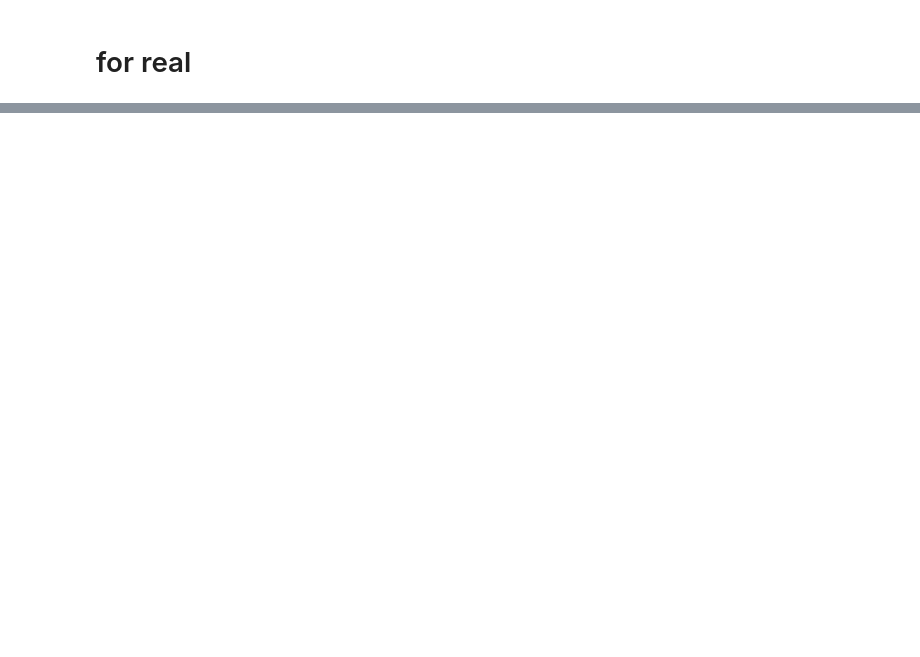
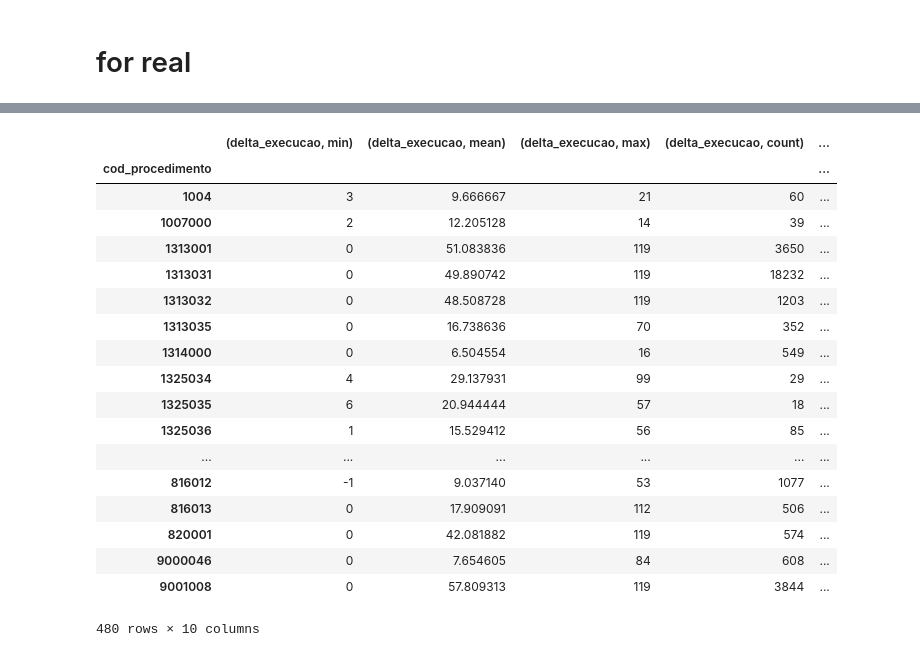
Before and after one commit to danielesteves/sisreg, a Jupyter notebook: Untitled.ipynb, the cells around one changed output, grey strips where cells are left out. Drawn from its saved outputs; the diff is of its cells as text; code cells hidden in the pictures; blank space fills up the shorter version.

```diff
--- a/Untitled.ipynb
+++ b/Untitled.ipynb
@@ -140,0 +148,8 @@ dfagg.groupby('cod_procedimento')['delta_execucao','delta_agendamento'].agg(['mi
+# %%
+list(myagg.columns.get_level_values(0))
+
+cols = []
+for i in range(len(myagg.columns.get_level_values(0))):
+    cols.append(myagg.columns.get_level_values(0)[i]+"_"+myagg.columns.get_level_values(1)[i])
+
+myagg.columns = cols
@@ -140,0 +164,4 @@ dfagg.groupby('cod_procedimento')['delta_execucao','delta_agendamento'].agg(['mi
+# %%
+myagg2 = myagg.copy()
+df_procedimento = pd.DataFrame(procedimento)
+df_procedimento.set_index('cod_procedimento', inplace=True)
@@ -140,0 +188,22 @@ dfagg.groupby('cod_procedimento')['delta_execucao','delta_agendamento'].agg(['mi
+# %%
+myagg2.join(df_procedimento)
+# %% [output]
+|  | (delta_execucao, min) | (delta_execucao, mean) | (delta_execucao, max) | (delta_execucao, count) | ... |
+| cod_procedimento |  |  |  |  | ... |
+| 1004 | 3 | 9.666667 | 21 | 60 | ... |
+| 1007000 | 2 | 12.205128 | 14 | 39 | ... |
+| 1313001 | 0 | 51.083836 | 119 | 3650 | ... |
+| 1313031 | 0 | 49.890742 | 119 | 18232 | ... |
+| 1313032 | 0 | 48.508728 | 119 | 1203 | ... |
+| 1313035 | 0 | 16.738636 | 70 | 352 | ... |
+| 1314000 | 0 | 6.504554 | 16 | 549 | ... |
+| 1325034 | 4 | 29.137931 | 99 | 29 | ... |
+| 1325035 | 6 | 20.944444 | 57 | 18 | ... |
+| 1325036 | 1 | 15.529412 | 56 | 85 | ... |
+| ... | ... | ... | ... | ... | ... |
+| 816012 | -1 | 9.037140 | 53 | 1077 | ... |
+| 816013 | 0 | 17.909091 | 112 | 506 | ... |
+| 820001 | 0 | 42.081882 | 119 | 574 | ... |
+| 9000046 | 0 | 7.654605 | 84 | 608 | ... |
+| 9001008 | 0 | 57.809313 | 119 | 3844 | ... |
+480 rows × 10 columns
```
Also changed, not shown: parts of 11 cells of this notebook.
